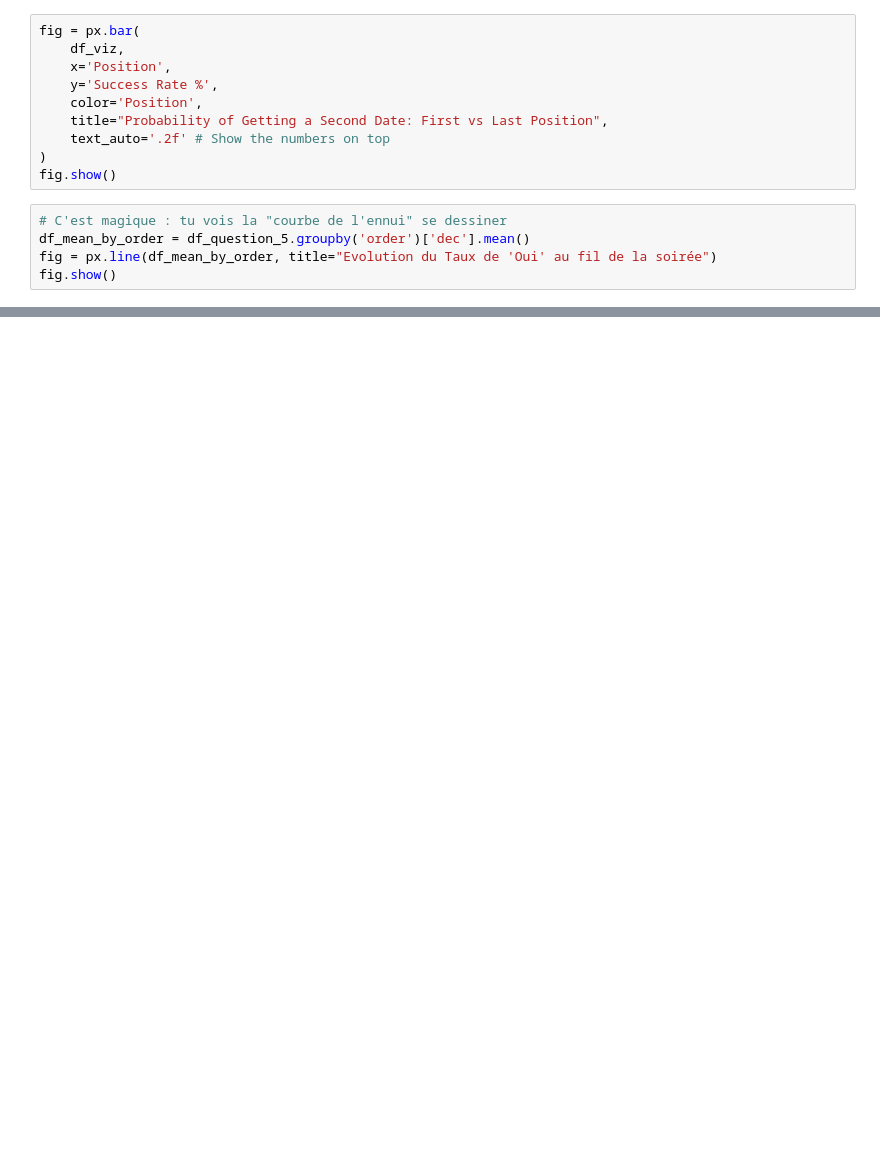
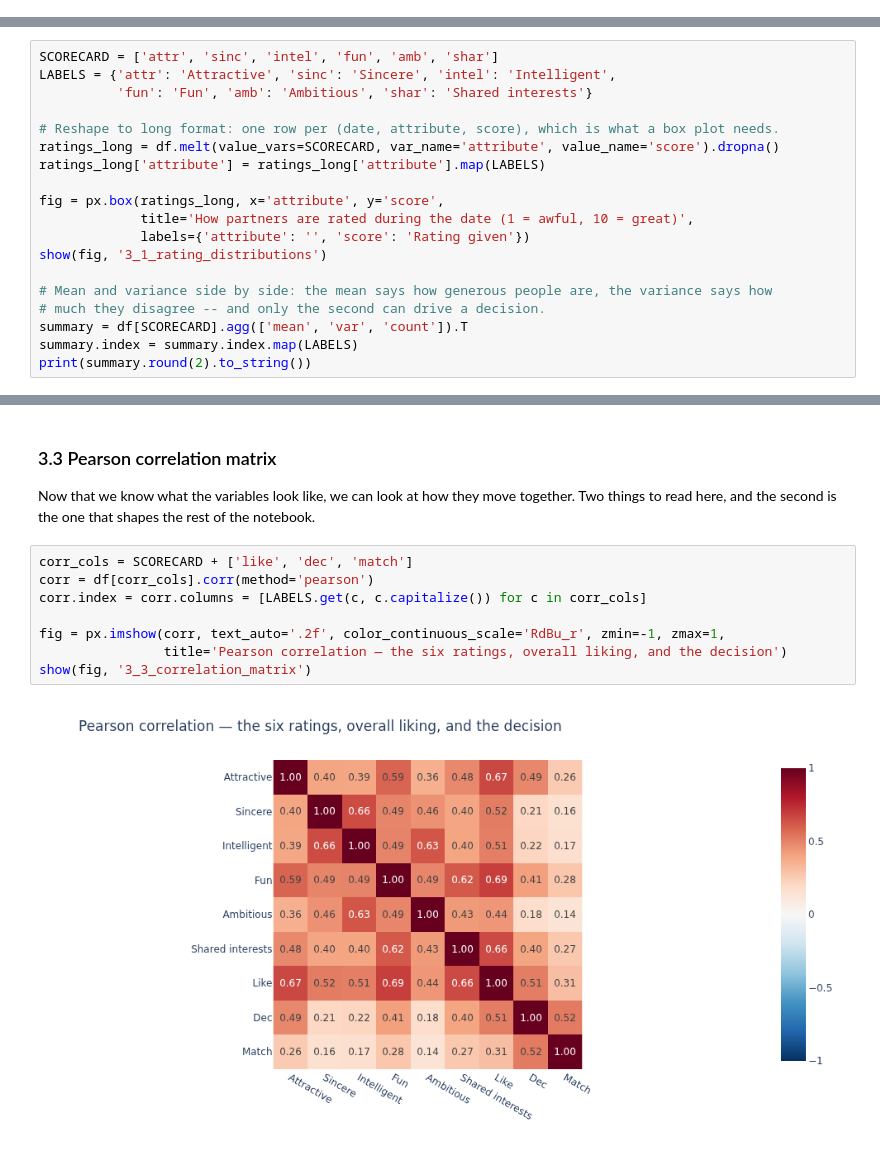
Before and after one commit to paezxavi/jedha_tinder_project, a Jupyter notebook: tinder_project.ipynb, the cells around one changed output, grey strips where cells are left out. Cells and saved outputs as stored; diff of their text form; blank space fills up the shorter version.

```diff
--- a/tinder_project.ipynb
+++ b/tinder_project.ipynb
@@ -515,15 +0,0 @@ df_viz['Success Rate %'] = df_viz['Success Rate'] * 100
-# %%
-fig = px.bar(
-    df_viz,
-    x='Position',
-    y='Success Rate %',
-    color='Position',
-    title="Probability of Getting a Second Date: First vs Last Position",
-    text_auto='.2f' # Show the numbers on top
-)
-fig.show()
-# %%
-# C'est magique : tu vois la "courbe de l'ennui" se dessiner
-df_mean_by_order = df_question_5.groupby('order')['dec'].mean()
-fig = px.line(df_mean_by_order, title="Evolution du Taux de 'Oui' au fil de la soirée")
-fig.show()
@@ -529,0 +247,19 @@ fig.show()
+# %%
+SCORECARD = ['attr', 'sinc', 'intel', 'fun', 'amb', 'shar']
+LABELS = {'attr': 'Attractive', 'sinc': 'Sincere', 'intel': 'Intelligent',
+          'fun': 'Fun', 'amb': 'Ambitious', 'shar': 'Shared interests'}
+
+# Reshape to long format: one row per (date, attribute, score), which is what a box plot needs.
+ratings_long = df.melt(value_vars=SCORECARD, var_name='attribute', value_name='score').dropna()
+ratings_long['attribute'] = ratings_long['attribute'].map(LABELS)
+
+fig = px.box(ratings_long, x='attribute', y='score',
+             title='How partners are rated during the date (1 = awful, 10 = great)',
+             labels={'attribute': '', 'score': 'Rating given'})
+show(fig, '3_1_rating_distributions')
+
+# Mean and variance side by side: the mean says how generous people are, the variance says how
+# much they disagree -- and only the second can drive a decision.
+summary = df[SCORECARD].agg(['mean', 'var', 'count']).T
+summary.index = summary.index.map(LABELS)
+print(summary.round(2).to_string())
@@ -529,0 +341,15 @@ fig.show()
+# %% [markdown]
+### 3.3 Pearson correlation matrix
+
+Now that we know what the variables look like, we can look at how they move together. Two things
+to read here, and the second is the one that shapes the rest of the notebook.
+# %%
+corr_cols = SCORECARD + ['like', 'dec', 'match']
+corr = df[corr_cols].corr(method='pearson')
+corr.index = corr.columns = [LABELS.get(c, c.capitalize()) for c in corr_cols]
+
+fig = px.imshow(corr, text_auto='.2f', color_continuous_scale='RdBu_r', zmin=-1, zmax=1,
+                title='Pearson correlation — the six ratings, overall liking, and the decision')
+show(fig, '3_3_correlation_matrix')
+# %% [output]
+[figure, added]
```
Also changed, not shown: parts of 73 cells of this notebook, 11 other files.
